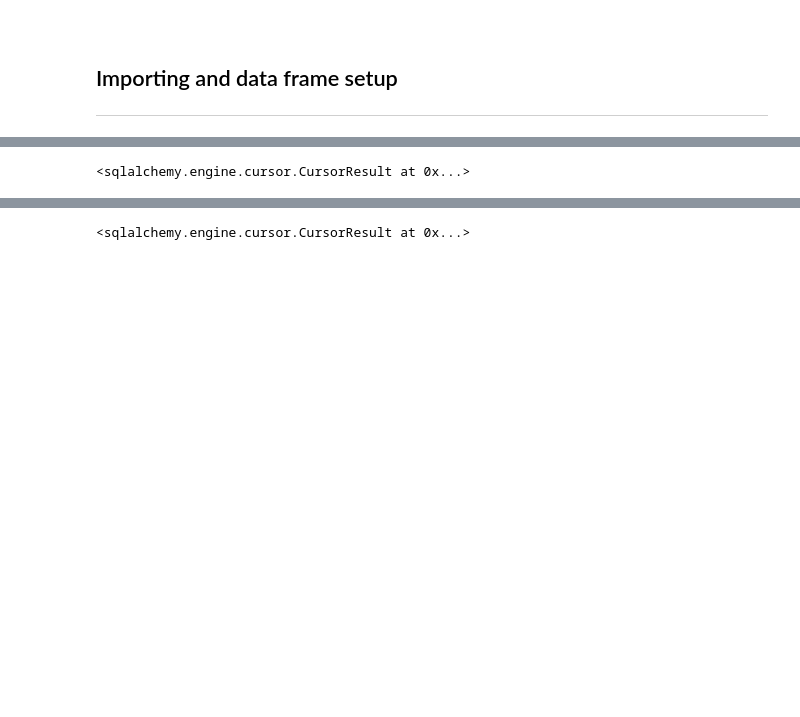
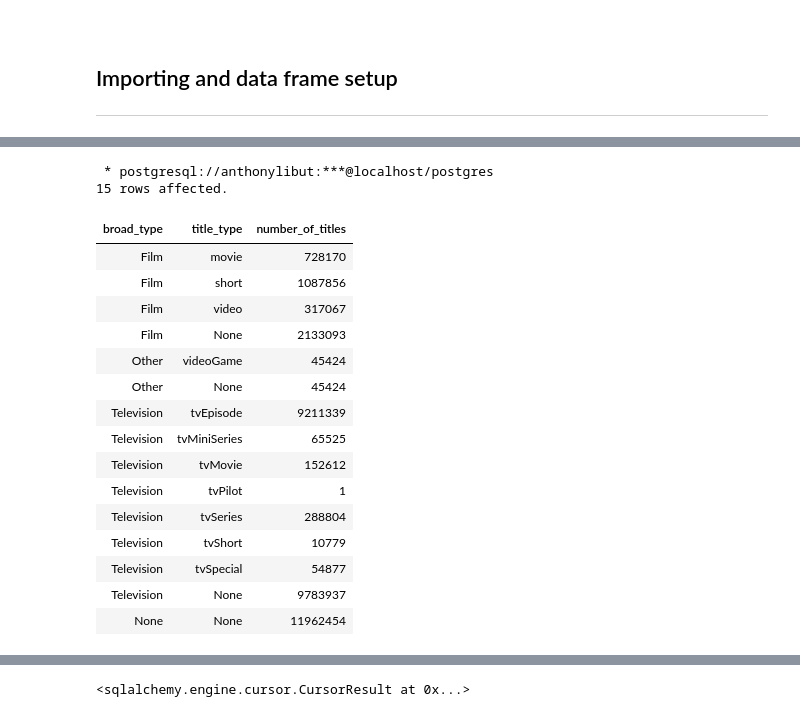
Before and after one commit to 420Rain/STADVDB_MCO1, a Jupyter notebook: notebooks/olap_report.ipynb, the cells around one changed output, grey strips where cells are left out. Cells and saved outputs as stored; diff of their text form; code cells hidden in the pictures; blank space fills up the shorter version.

```diff
--- a/notebooks/olap_report.ipynb
+++ b/notebooks/olap_report.ipynb
@@ -41,5 +75,39 @@ queries.query_1()
 # %%
-queries.query_2()
+%%sql
+WITH RollUpHierarchy AS (
+  SELECT
+    title_key,
+    title_type,
+    CASE
+      WHEN title_type IN ('tvEpisode', 'tvMiniSeries', 'tvMovie', 'tvPilot', 'tvSeries', 'tvShort', 'tvSpecial') THEN 'Television'
+      WHEN title_type IN ('movie', 'short', 'video') THEN 'Film'
+      ELSE 'Other'
+    END AS broad_type
+  FROM dw_schema.dim_title
+)
+SELECT broad_type,
+  title_type,
+  COUNT(*) AS number_of_titles
+FROM RollUpHierarchy
+GROUP BY ROLLUP (broad_type, title_type)
+ORDER BY broad_type, title_type;
 # %% [output]
-<sqlalchemy.engine.cursor.CursorResult at 0x...>
+ * postgresql://anthonylibut:***@localhost/postgres
+15 rows affected.
+| broad_type | title_type | number_of_titles |
+| Film | movie | 728170 |
+| Film | short | 1087856 |
+| Film | video | 317067 |
+| Film | None | 2133093 |
+| Other | videoGame | 45424 |
+| Other | None | 45424 |
+| Television | tvEpisode | 9211339 |
+| Television | tvMiniSeries | 65525 |
+| Television | tvMovie | 152612 |
+| Television | tvPilot | 1 |
+| Television | tvSeries | 288804 |
+| Television | tvShort | 10779 |
+| Television | tvSpecial | 54877 |
+| Television | None | 9783937 |
+| None | None | 11962454 |
 # %%
```
Also changed, not shown: parts of 15 cells of this notebook.
